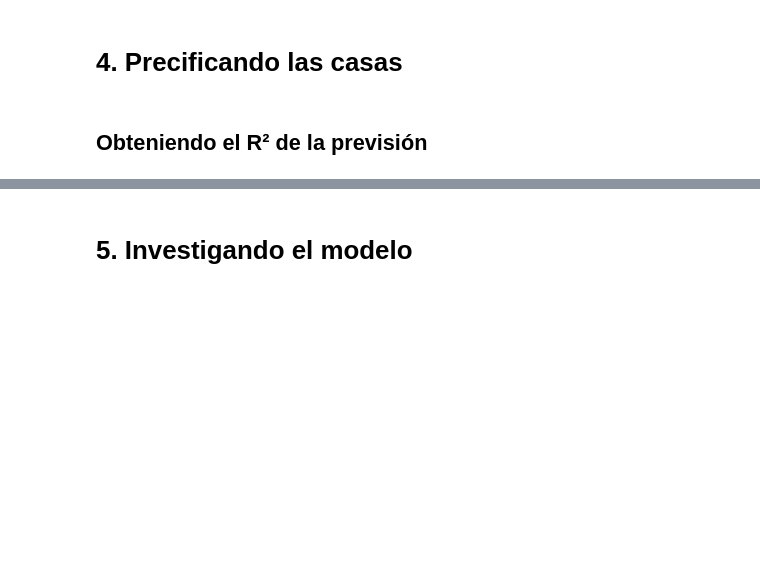
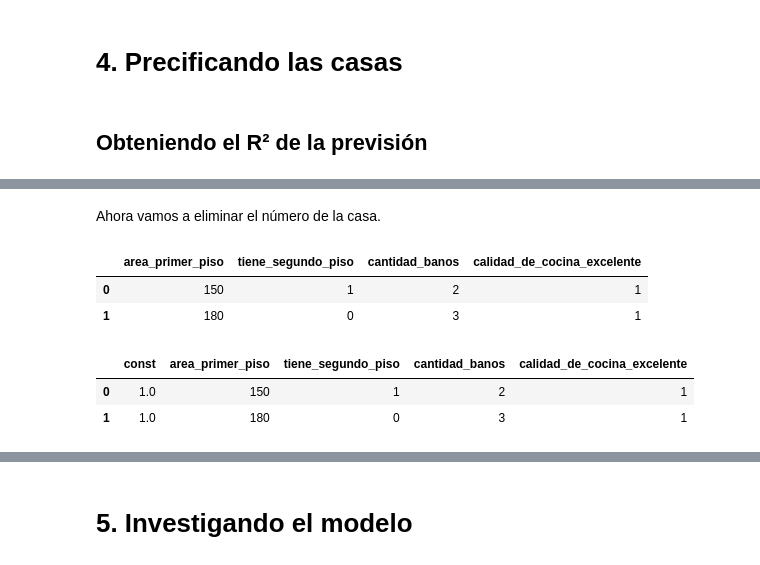
Before and after one commit to Maucho6340/2145-data-science-probando-relaciones-con-regresion-lineal, a Jupyter notebook: precios_de_inmuebles_regresion_lineal.ipynb, the cells around one changed output, grey strips where cells are left out. Saved outputs shown, nothing was run; the diff lists cells and outputs as text; code cells hidden in the pictures; blank space fills up the shorter version.

```diff
--- a/precios_de_inmuebles_regresion_lineal.ipynb
+++ b/precios_de_inmuebles_regresion_lineal.ipynb
@@ -630,4 +677,19 @@ Notes:
+# %% [markdown]
+Ahora vamos a eliminar el número de la casa.
+# %%
+nuevas_casas.drop(columns='Casa', inplace=True)
+nuevas_casas.head(2)
+# %% [output]
+|  | area_primer_piso | tiene_segundo_piso | cantidad_banos | calidad_de_cocina_excelente |
+| 0 | 150 | 1 | 2 | 1 |
+| 1 | 180 | 0 | 3 | 1 |
 # %%
 # Añadiendo una constante
+nuevas_casas=smf.add_constant(nuevas_casas)
+nuevas_casas.head(2)
+# %% [output]
+|  | const | area_primer_piso | tiene_segundo_piso | cantidad_banos | calidad_de_cocina_excelente |
+| 0 | 1.0 | 150 | 1 | 2 | 1 |
+| 1 | 1.0 | 180 | 0 | 3 | 1 |
 # %%
 # Cuál es el precio de estas nuevas casas?
```
Also changed, not shown: parts of 23 cells of this notebook.
